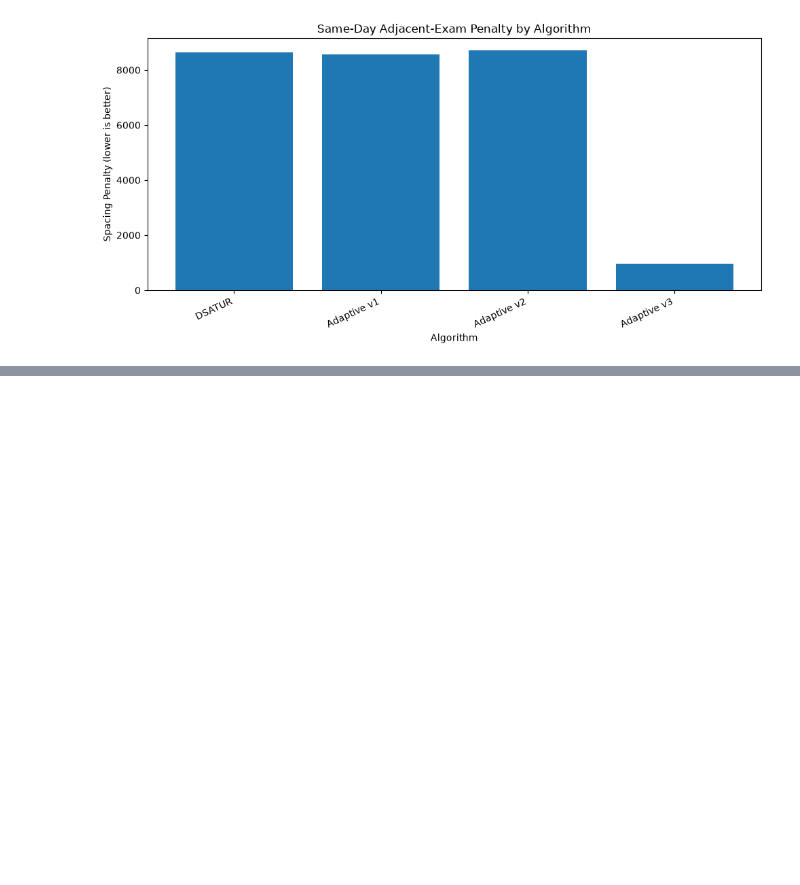
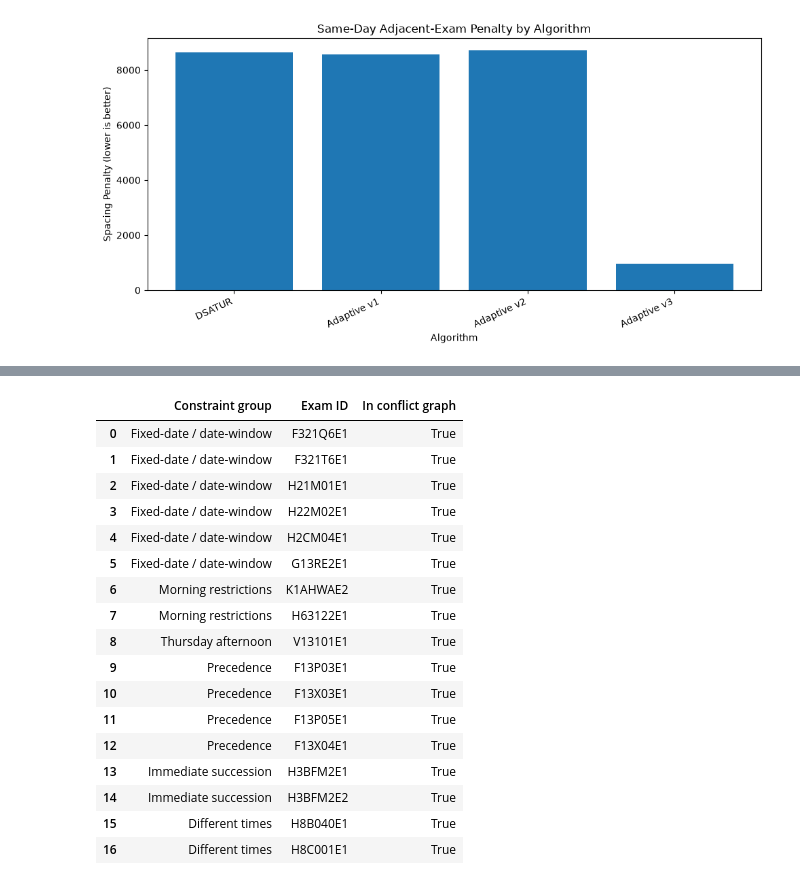
Before and after one commit to PHGNKavindya/adaptive-exam-timetabling, a Jupyter notebook: src/05_evaluate_results.ipynb, the cells around one changed output, grey strips where cells are left out. Saved outputs shown, nothing was run; the diff lists cells and outputs as text; code cells hidden in the pictures; blank space fills up the shorter version.

Commit message:
Audit official examination benchmark constraints

```diff
--- a/src/05_evaluate_results.ipynb
+++ b/src/05_evaluate_results.ipynb
@@ -157,0 +176,66 @@ plt.show()
+# %%
+# Audit whether the exams mentioned in selected benchmark constraints
+# exist in the conflict graph and the current schedule.
+
+benchmark_exam_groups = {
+    "Fixed-date / date-window": [
+        "F321Q6E1", "F321T6E1",
+        "H21M01E1", "H22M02E1", "H2CM04E1",
+        "G13RE2E1",
+    ],
+    "Morning restrictions": [
+        "K1AHWAE2", "H63122E1",
+    ],
+    "Thursday afternoon": [
+        "V13101E1",
+    ],
+    "Precedence": [
+        "F13P03E1", "F13X03E1",
+        "F13P05E1", "F13X04E1",
+    ],
+    "Immediate succession": [
+        "H3BFM2E1", "H3BFM2E2",
+    ],
+    "Different times": [
+        "H8B040E1", "H8C001E1",
+    ],
+}
+
+scheduled_exam_ids = set(
+    results_df["Algorithm"].dropna()
+)
+
+# Use the actual exam IDs from the graph and the current v3 schedule.
+scheduled_exam_ids = set(G.nodes())
+
+audit_rows = []
+
+for constraint_group, exam_ids in benchmark_exam_groups.items():
+    for exam_id in exam_ids:
+        audit_rows.append({
+            "Constraint group": constraint_group,
+            "Exam ID": exam_id,
+            "In conflict graph": exam_id in G,
+        })
+
+constraint_audit_df = pd.DataFrame(audit_rows)
+constraint_audit_df
+# %% [output]
+|  | Constraint group | Exam ID | In conflict graph |
+| 0 | Fixed-date / date-window | F321Q6E1 | True |
+| 1 | Fixed-date / date-window | F321T6E1 | True |
+| 2 | Fixed-date / date-window | H21M01E1 | True |
+| 3 | Fixed-date / date-window | H22M02E1 | True |
+| 4 | Fixed-date / date-window | H2CM04E1 | True |
+| 5 | Fixed-date / date-window | G13RE2E1 | True |
+| 6 | Morning restrictions | K1AHWAE2 | True |
+| 7 | Morning restrictions | H63122E1 | True |
+| 8 | Thursday afternoon | V13101E1 | True |
+| 9 | Precedence | F13P03E1 | True |
+| 10 | Precedence | F13X03E1 | True |
+| 11 | Precedence | F13P05E1 | True |
+| 12 | Precedence | F13X04E1 | True |
+| 13 | Immediate succession | H3BFM2E1 | True |
+| 14 | Immediate succession | H3BFM2E2 | True |
+| 15 | Different times | H8B040E1 | True |
+| 16 | Different times | H8C001E1 | True |
```
Also changed, not shown: parts of 1 cell of this notebook.
